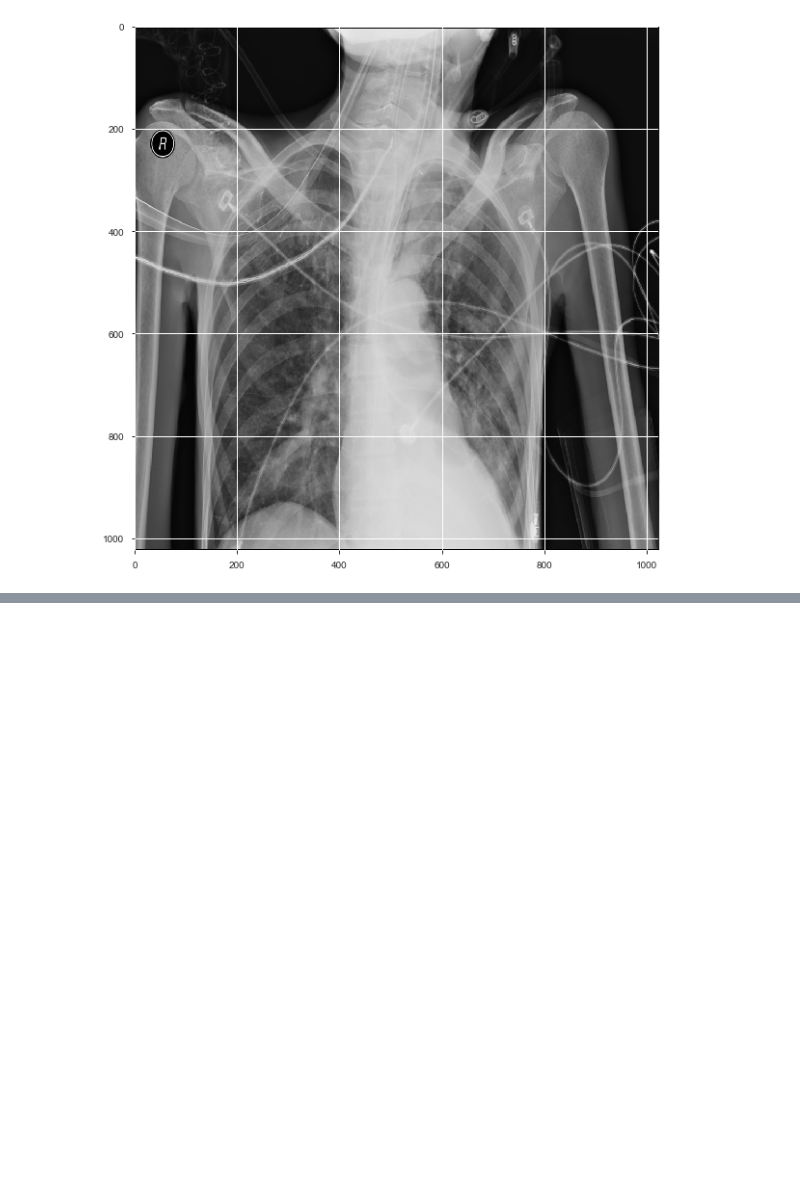
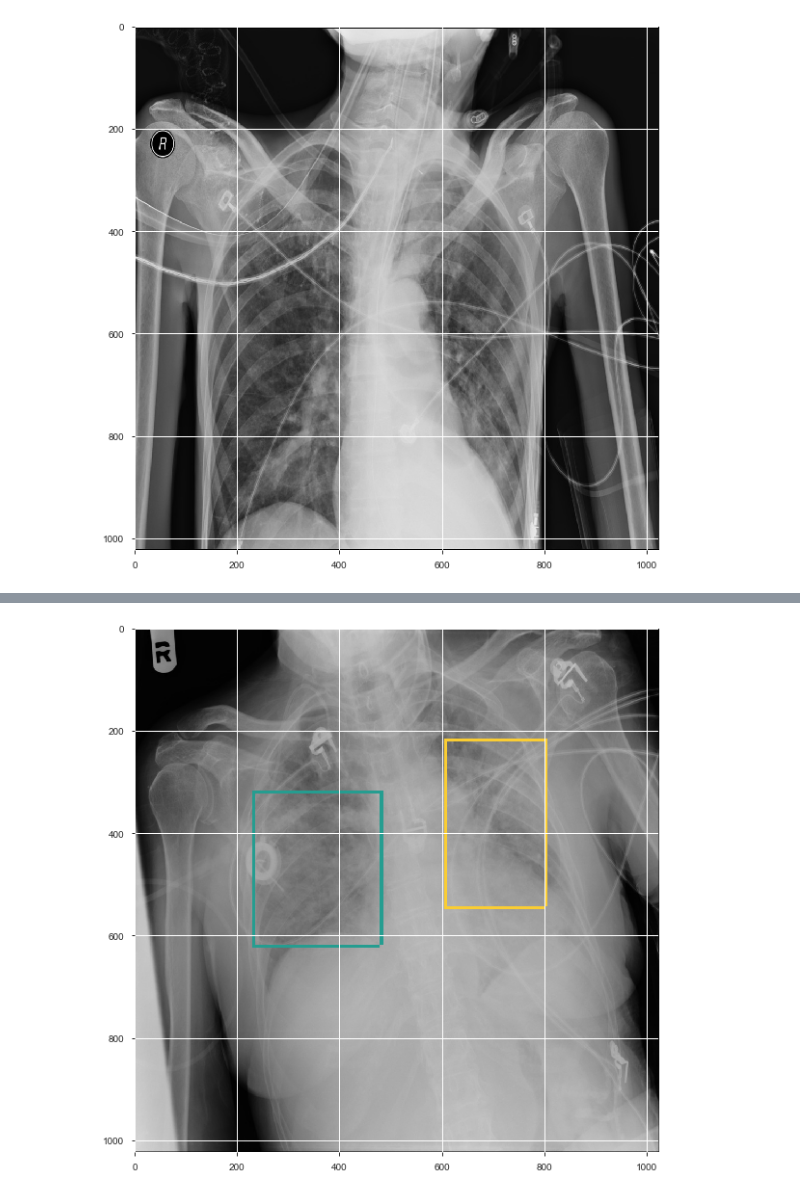
Before and after one commit to pachueud/capstone_project-1, a Jupyter notebook: Capstone Project - Deepak.ipynb, the cells around one changed output, grey strips where cells are left out. Cells and saved outputs as stored; diff of their text form; code cells hidden in the pictures; blank space fills up the shorter version.

```diff
--- a/Capstone Project - Deepak.ipynb
+++ b/Capstone Project - Deepak.ipynb
@@ -306,0 +361,3 @@ draw(parsedDF['fffec09e-8a4a-48b1-b33e-ab4890ccd136'])
+# %%
+# Image for not normnal ppl
+parsedLungDict = parse_data(mergedDF[mergedDF['class'] == 'Lung Opacity'])
@@ -306,0 +384,4 @@ draw(parsedDF['fffec09e-8a4a-48b1-b33e-ab4890ccd136'])
+# %%
+draw(parsedLungDict['019d950b-dd38-4cf3-a686-527a75728be6'])
+# %% [output]
+[figure, added]
```
Also changed, not shown: parts of 25 cells of this notebook, 1 other file.
